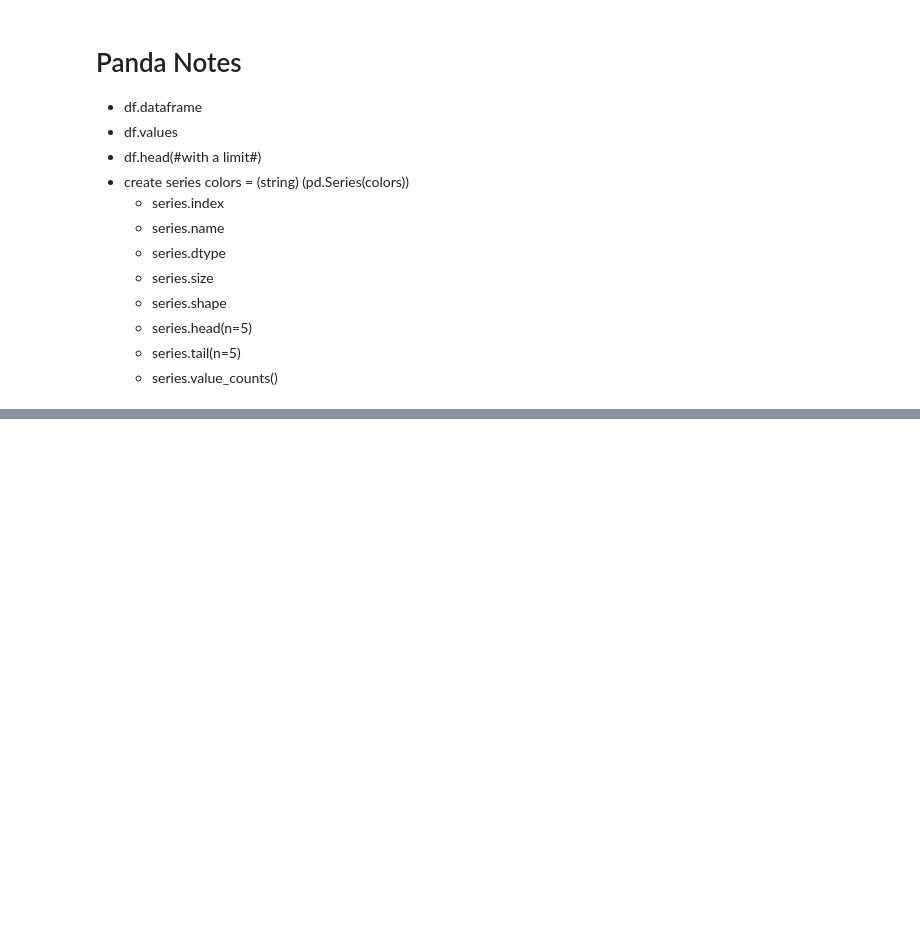
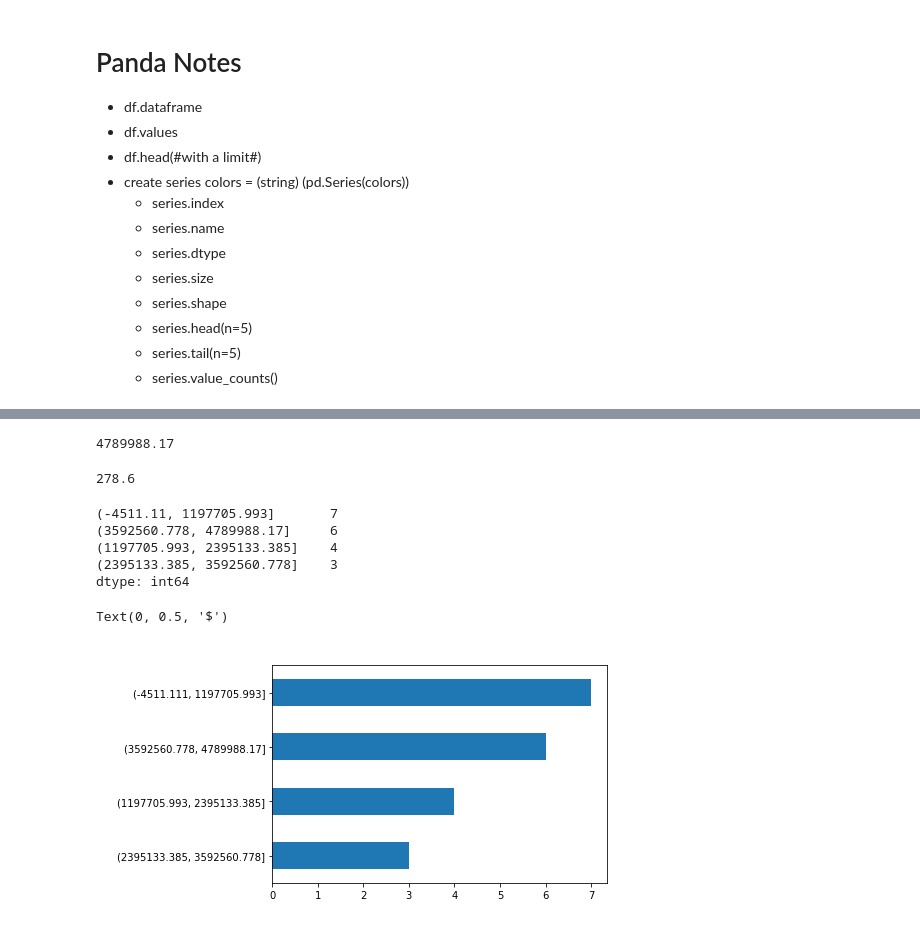
Before and after one commit to ljackson707/numpy-pandas-visualization-exercises, a Jupyter notebook: pandas_series.ipynb, the cells around one changed output, grey strips where cells are left out. Drawn from its saved outputs; the diff is of its cells as text; code cells hidden in the pictures; blank space fills up the shorter version.

```diff
--- a/pandas_series.ipynb
+++ b/pandas_series.ipynb
@@ -16,0 +277,4 @@ import pandas as pd
+# %%
+#2) Use pandas to create a Series from the following data:
+
+df = pd.Series(['$796,459.41', '$278.60', '$482,571.67', '$4,503,915.98', '$2,121,418.3', '$1,260,813.3', '$87,231.01', '$1,509,175.45', '$4,138,548.00', '$2,848,913.80', '$594,715.39', '$4,789,988.17', '$4,513,644.5', '$3,191,059.97', '$1,758,712.24', '$4,338,283.54', '$4,738,303.38', '$2,791,759.67', '$769,681.94', '$452,650.23'])
@@ -16,0 +286,4 @@ import pandas as pd
+# %%
+df = df.str.replace('$', '')
+df = df.str.replace(',','')
+df
@@ -16,0 +308,4 @@ import pandas as pd
+# %%
+#b)
+df = df.astype('float')
+df
@@ -16,0 +330,28 @@ import pandas as pd
+# %%
+#c)
+df.max()
+# %% [output]
+4789988.17
+# %%
+df.min()
+# %% [output]
+278.6
+# %%
+#d) Bin the data into 4 equally sized intervals and show how many values fall into each bin.
+pd.cut(df, bins = 4).value_counts()
+# %% [output]
+(-4511.11, 1197705.993]       7
+(3592560.778, 4789988.17]     6
+(1197705.993, 2395133.385]    4
+(2395133.385, 3592560.778]    3
+dtype: int64
+# %%
+#e) Plot a histogram of the data. Be sure to include a title and axis labels.
+import matplotlib.pyplot as plt
+df.value_counts(bins = 4).sort_values().plot.barh()
+plt.title('Money', color = 'w')
+plt.xlabel("Freq", color = 'w')
+plt.ylabel("$", color = 'w')
+# %% [output]
+Text(0, 0.5, '$')
+[figure, added]
```
Also changed, not shown: parts of 55 cells of this notebook.
